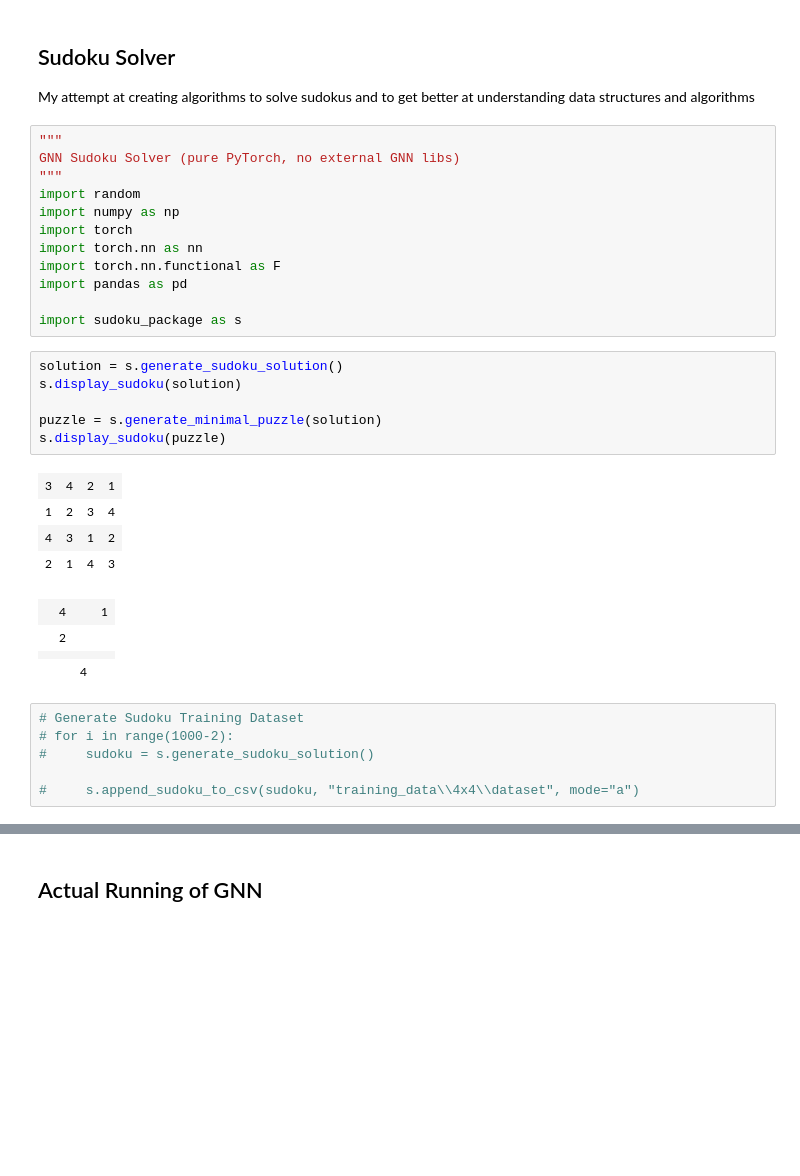
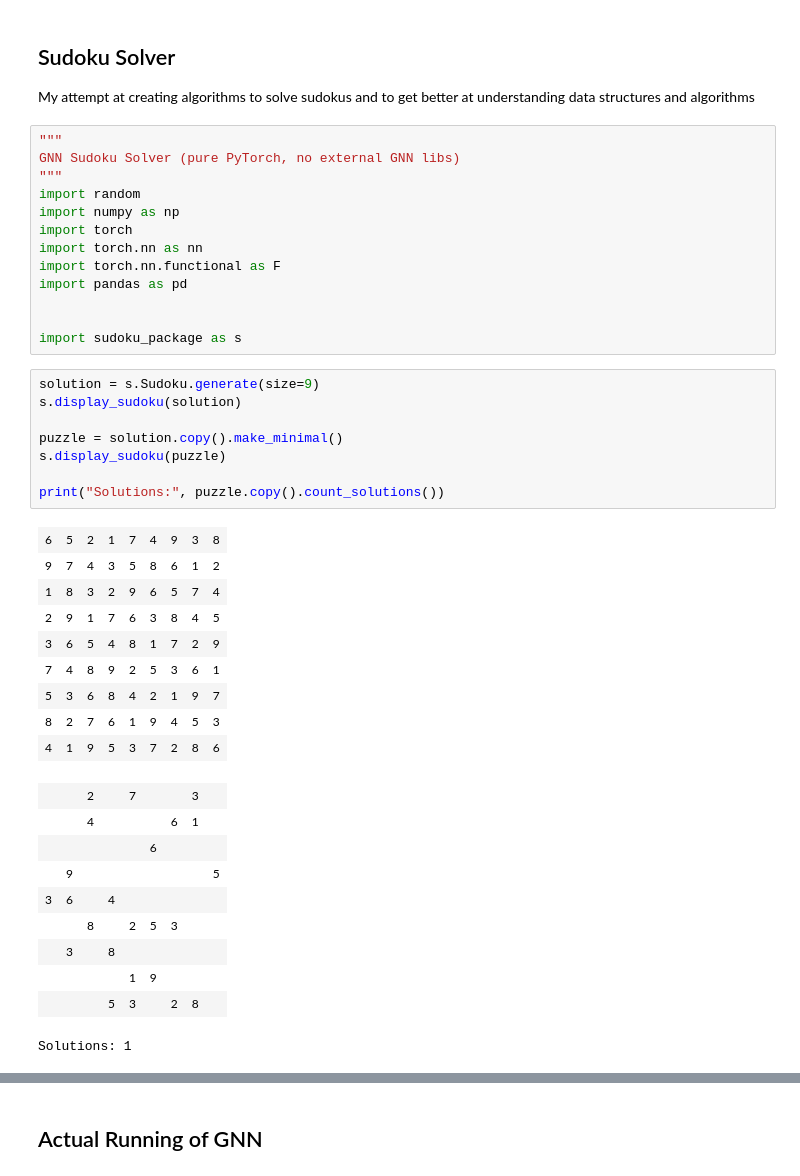
Before and after one commit to KaiSoFly14/Sudoku, a Jupyter notebook: main.ipynb, the cells around one changed output, grey strips where cells are left out. Drawn from its saved outputs; the diff is of its cells as text; blank space fills up the shorter version.

```diff
--- a/main.ipynb
+++ b/main.ipynb
@@ -12,25 +12,33 @@ import torch.nn as nn
 import torch.nn.functional as F
 import pandas as pd
 
+
 import sudoku_package as s
 # %%
-solution = s.generate_sudoku_solution()
+solution = s.Sudoku.generate(size=9)
 s.display_sudoku(solution)
 
-puzzle = s.generate_minimal_puzzle(solution)
+puzzle = solution.copy().make_minimal()
 s.display_sudoku(puzzle)
+
+print("Solutions:", puzzle.copy().count_solutions())
 # %% [output]
-| 3 | 4 | 2 | 1 |
-| 1 | 2 | 3 | 4 |
-| 4 | 3 | 1 | 2 |
-| 2 | 1 | 4 | 3 |
+| 6 | 5 | 2 | 1 | 7 | 4 | 9 | 3 | 8 |
+| 9 | 7 | 4 | 3 | 5 | 8 | 6 | 1 | 2 |
+| 1 | 8 | 3 | 2 | 9 | 6 | 5 | 7 | 4 |
+| 2 | 9 | 1 | 7 | 6 | 3 | 8 | 4 | 5 |
+| 3 | 6 | 5 | 4 | 8 | 1 | 7 | 2 | 9 |
+| 7 | 4 | 8 | 9 | 2 | 5 | 3 | 6 | 1 |
+| 5 | 3 | 6 | 8 | 4 | 2 | 1 | 9 | 7 |
+| 8 | 2 | 7 | 6 | 1 | 9 | 4 | 5 | 3 |
+| 4 | 1 | 9 | 5 | 3 | 7 | 2 | 8 | 6 |
-|  | 4 |  | 1 |
-|  | 2 |  |  |
-|  |  |  |  |
-|  |  | 4 |  |
+|  |  | 2 |  | 7 |  |  | 3 |  |
+|  |  | 4 |  |  |  | 6 | 1 |  |
+|  |  |  |  |  | 6 |  |  |  |
+|  | 9 |  |  |  |  |  |  | 5 |
+| 3 | 6 |  | 4 |  |  |  |  |  |
+|  |  | 8 |  | 2 | 5 | 3 |  |  |
+|  | 3 |  | 8 |  |  |  |  |  |
+|  |  |  |  | 1 | 9 |  |  |  |
+|  |  |  | 5 | 3 |  | 2 | 8 |  |
+Solutions: 1
-# %%
-# Generate Sudoku Training Dataset
-# for i in range(1000-2):
-#     sudoku = s.generate_sudoku_solution()
-
-#     s.append_sudoku_to_csv(sudoku, "training_data\\4x4\\dataset", mode="a")
```
Also changed, not shown: parts of 9 cells of this notebook, 7 other files.
